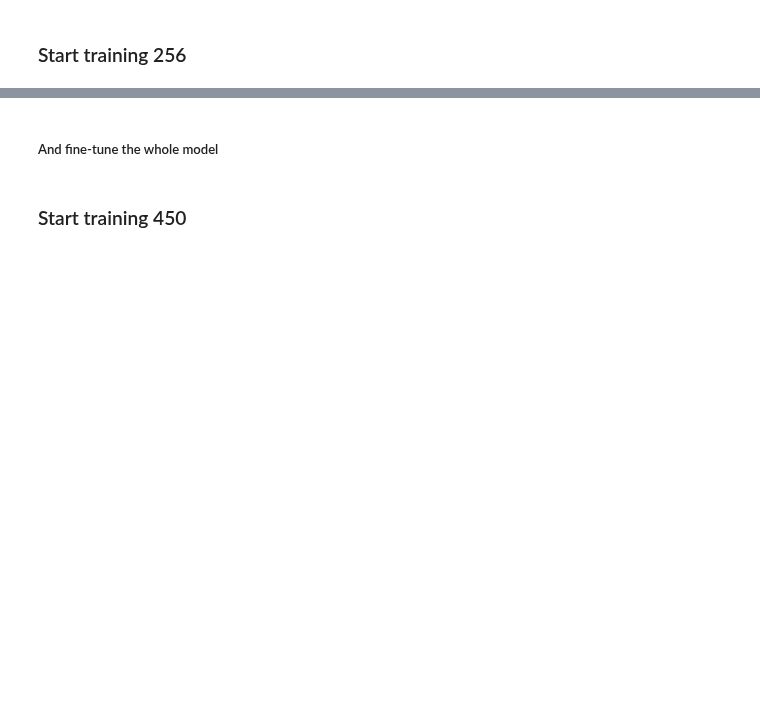
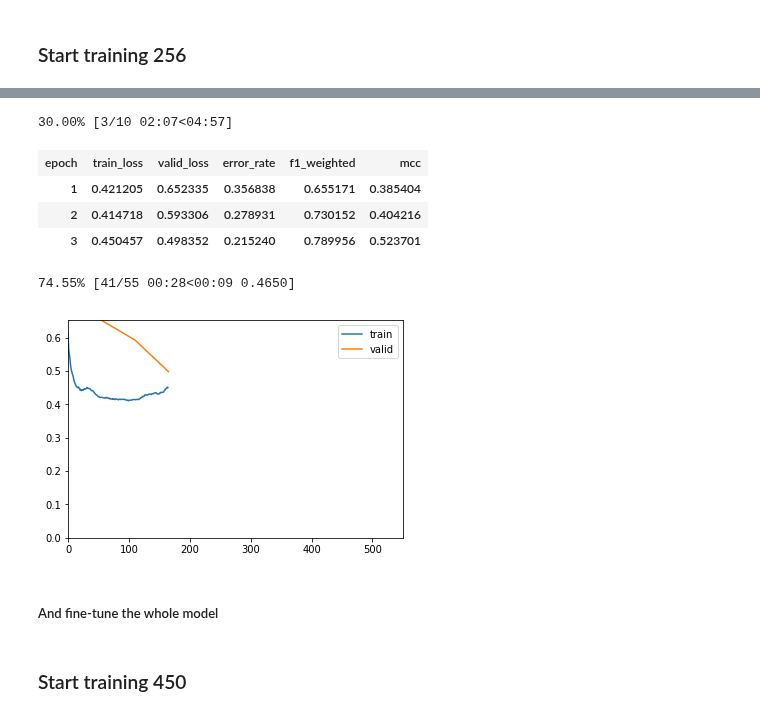
Before and after one commit to ChristianMarzahl/ISBI2019_WhiteBloodCancer, a Jupyter notebook: baseline.ipynb, the cells around one changed output, grey strips where cells are left out. Cells and saved outputs as stored; diff of their text form; code cells hidden in the pictures; blank space fills up the shorter version.

```diff
--- a/baseline.ipynb
+++ b/baseline.ipynb
@@ -335,8 +360,16 @@ learn.callback_fns[2] = partial(SaveModelCallback,
                               mode='max',
                               name='stage1-{}-{}'.format(experiment_name, size))
 # %%
-lr = 1e-2
-learn.fit_one_cycle(5, lr)
+lr = 5e-2
+learn.fit_one_cycle(10, lr)
+# %% [output]
+30.00% [3/10 02:07<04:57]
+| epoch | train_loss | valid_loss | error_rate | f1_weighted | mcc |
+| 1 | 0.421205 | 0.652335 | 0.356838 | 0.655171 | 0.385404 |
+| 2 | 0.414718 | 0.593306 | 0.278931 | 0.730152 | 0.404216 |
+| 3 | 0.450457 | 0.498352 | 0.215240 | 0.789956 | 0.523701 |
+74.55% [41/55 00:28<00:09 0.4650]
+[figure, added]
 # %% [markdown]
 ##### And fine-tune the whole model
 # %%
```
Also changed, not shown: parts of 15 cells of this notebook, 6 other files.
